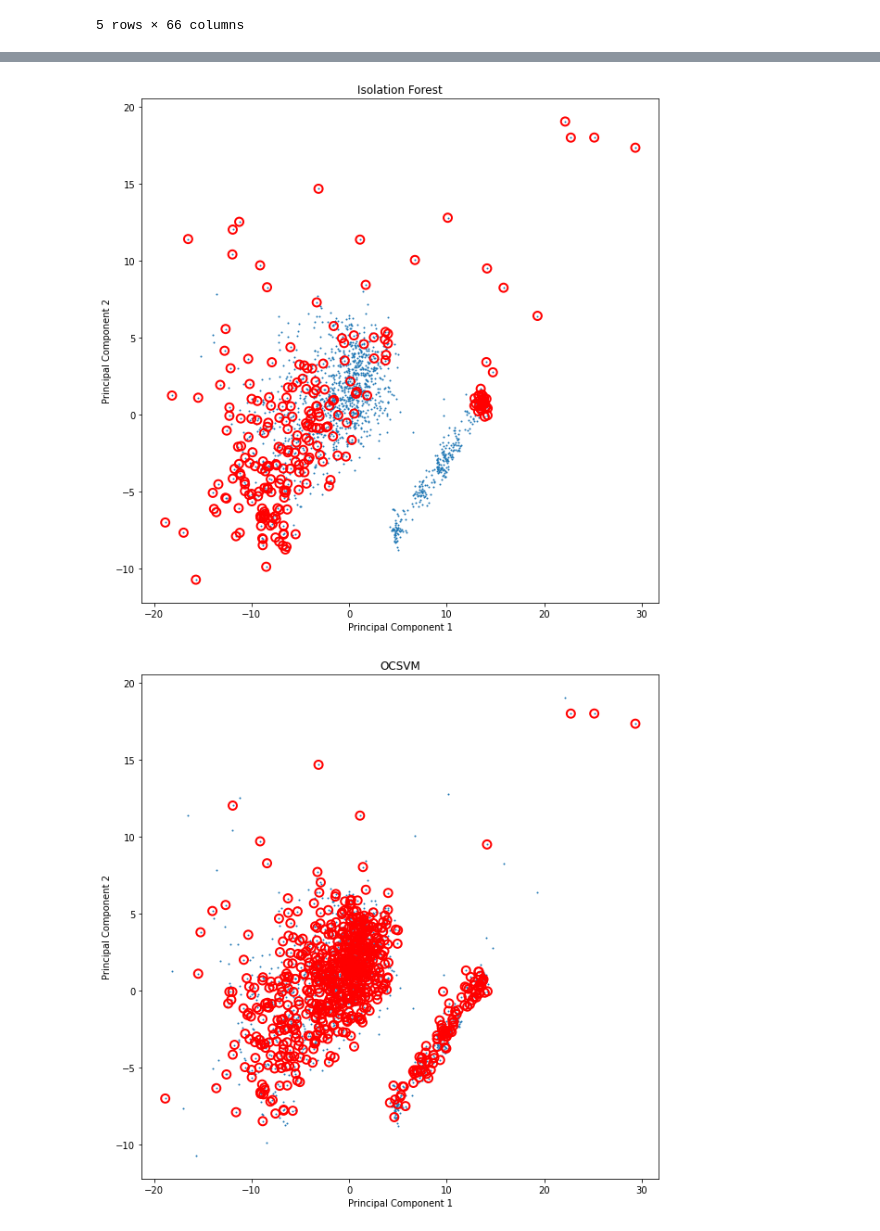
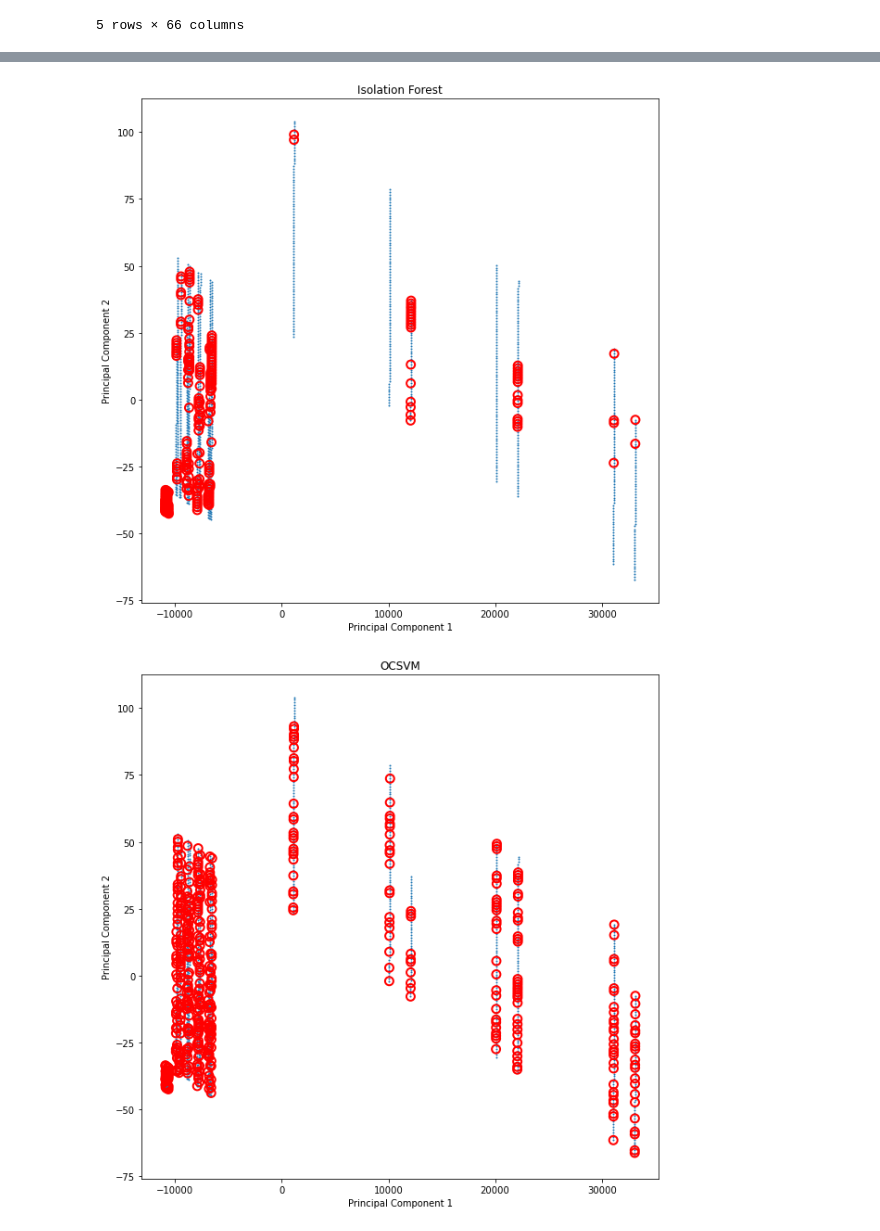
Before and after one commit to adechelette/machine-learning, a Jupyter notebook: 13 - Anomaly Detection/be_anomaly_detection.ipynb, the cells around one changed output, grey strips where cells are left out. Drawn from its saved outputs; the diff is of its cells as text; code cells hidden in the pictures.

```diff
--- a/13 - Anomaly Detection/be_anomaly_detection.ipynb
+++ b/13 - Anomaly Detection/be_anomaly_detection.ipynb
@@ -60,0 +101,6 @@ plot_pca(data_pca,"Data visualisation in the principal axes")
+# %%
+from scipy.signal import find_peaks
+
+def num_peaks(seq):
+    '''Function that calculates the number of peaks in a series'''
+    return len(find_peaks(seq)[0])
@@ -156,10 +205,0 @@ data_pivoted = data[~data['day_cycle_window'].isin(idx_to_remove)]
-# %%
-data_pivoted['idx'] = data_pivoted.groupby('day_cycle_window').cumcount()+1
-data_pivoted = data_pivoted.pivot_table(index='day_cycle_window', columns='idx',
-                    values=data.columns[1:], aggfunc='first')
-
-df = data_pivoted.sort_index(axis=1, level=1)
-data_pivoted.columns = [f'{x}_{y}' for x,y in data_pivoted.columns]
-
-data_pivoted.shape
-data_pivoted.head()
@@ -174,0 +208,15 @@ data_pivoted.head()
+# %%
+data_reduced = data_reduced.reset_index()
+data_reduced[['day','cycle','window']] = data_reduced['day_cycle_window'].str.split(pat="_",expand=True)
+# %%
+for day,df in data_reduced.groupby(['day']):
+    df2 = df.drop(columns=['day','cycle','window','day_cycle_window'])
+    print("day : ",day)
+    df_pca = do_pca(df2,2)
+
+    # Learn a frontier for outlier detection with several classifiers
+    xx1, yy1 = np.meshgrid(np.linspace(0, 6, 500), np.linspace(1, 4.5, 500))
+    for i, (clf_name, clf) in enumerate(classifiers.items()):
+        clf.fit(df2)
+        pred = clf.predict(df2)
+        plot_pca(df_pca,clf_name,pred=pred)
@@ -175,10 +253,10 @@ data_pivoted.head()
 # %%
-data_reduced_pca = do_pca(data_reduced.drop(idx_to_remove,axis=0),2)
+data_reduced_pca = do_pca(data_reduced,2)
 
 # Learn a frontier for outlier detection with several classifiers
 xx1, yy1 = np.meshgrid(np.linspace(0, 6, 500), np.linspace(1, 4.5, 500))
 for i, (clf_name, clf) in enumerate(classifiers.items()):
-    clf.fit(data_pivoted)
-    pred = clf.predict(data_pivoted)
+    clf.fit(data_reduced)
+    pred = clf.predict(data_reduced)
     plot_pca(data_reduced_pca,clf_name,pred=pred)
 # %% [output]
@@ -186,2 +264,2 @@ for i, (clf_name, clf) in enumerate(classifiers.items()):
-[figure, old version]
+[figure, new version]
-[figure, old version]
+[figure, new version]
```
Also changed, not shown: parts of 26 cells of this notebook.
